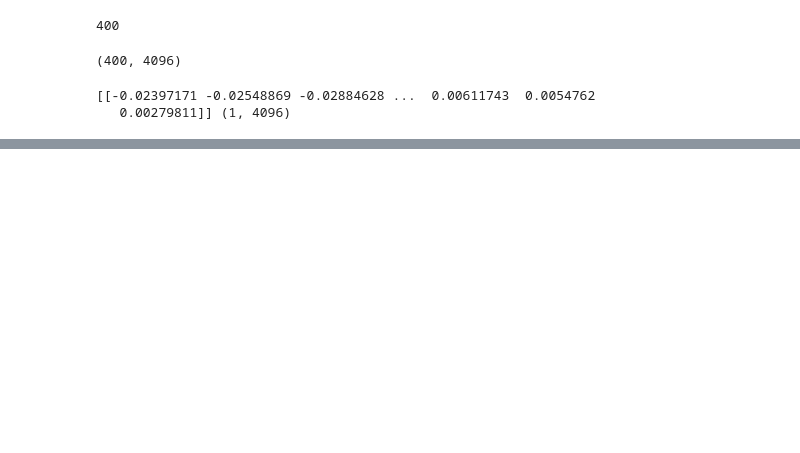
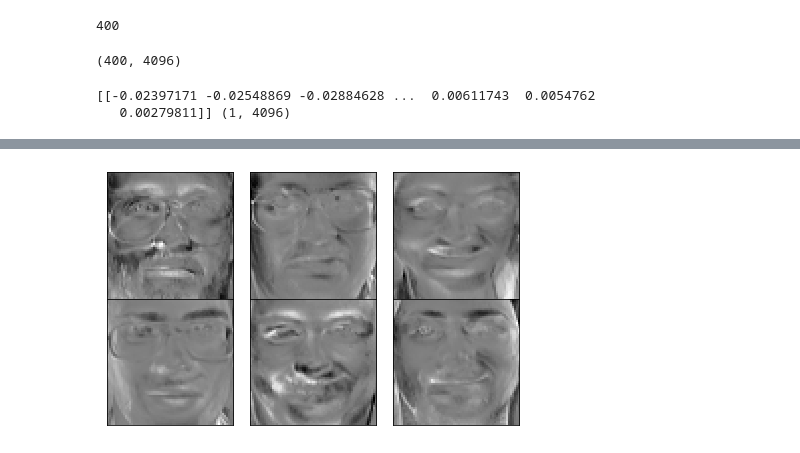
Before and after one commit to alezitus/AlePDPD, a Jupyter notebook: PCA-Olivetti.ipynb, the cells around one changed output, grey strips where cells are left out. Saved outputs shown, nothing was run; the diff lists cells and outputs as text; code cells hidden in the pictures; blank space fills up the shorter version.

```diff
--- a/PCA-Olivetti.ipynb
+++ b/PCA-Olivetti.ipynb
@@ -130,2 +127,4 @@ Y.shape
 # %%
-plot(faces_centered)
+plot(faces_centered*pca)
+# %% [output]
+[figure, added]
```
Also changed, not shown: parts of 25 cells of this notebook.
